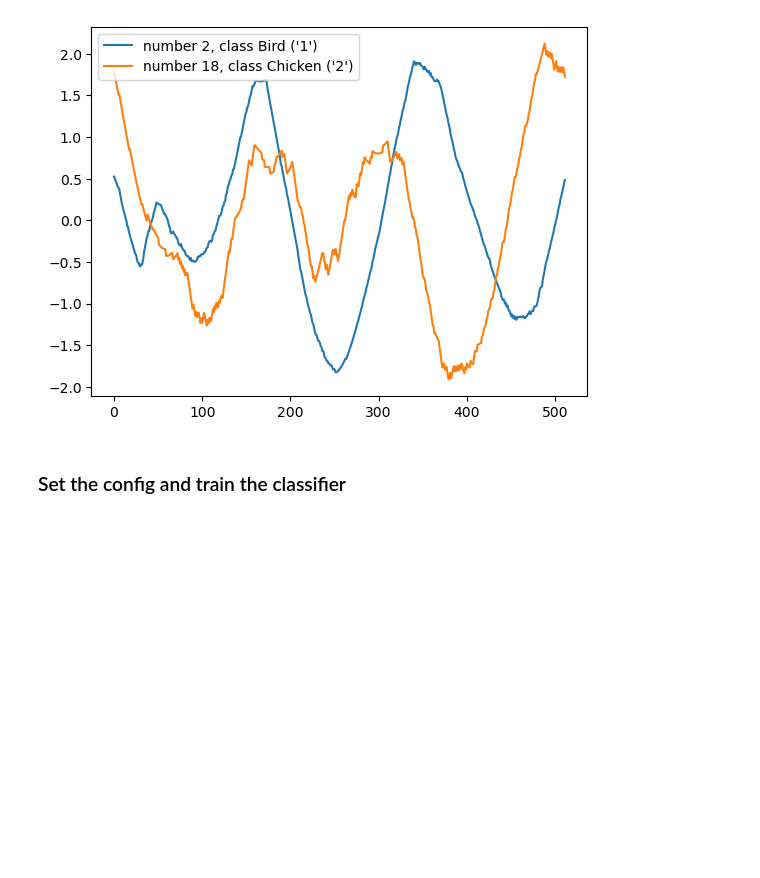
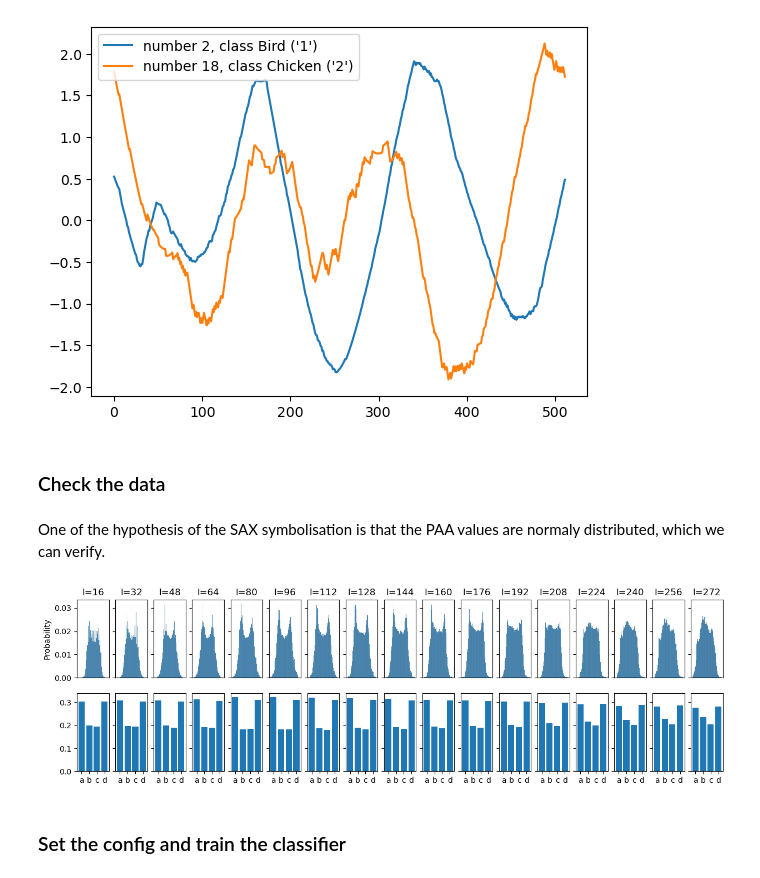
Before and after one commit to StanislasDOZIAS/MR-SEQL, a Jupyter notebook: notebooks/final_notebook.ipynb, the cells around one changed output. Drawn from its saved outputs; the diff is of its cells as text; code cells hidden in the pictures; blank space fills up the shorter version.

```diff
--- a/notebooks/final_notebook.ipynb
+++ b/notebooks/final_notebook.ipynb
@@ -618,3 +629,7 @@ plt.legend()
 plt.show()
 # %% [output]
 [figure]
+# %% [markdown]
+### Check the data
+# %% [markdown]
+One of the hypothesis of the SAX symbolisation is that the PAA values are normaly distributed, which we can verify.
@@ -621,3 +661,16 @@ plt.show()
+# %%
+bins = [-4] + break_points + [4]
+fig, ax = plt.subplots(2,len(list_l), figsize = (15,4), sharey='row')
+for num_l, (l, all_list_PPA) in enumerate(list_PPA_per_l.items()):
+    sns.histplot(all_list_PPA, ax=ax[0][num_l], stat="probability")
+    ax[0][num_l].set_title(f"l={l}")
+    ax[0][num_l].get_xaxis().set_ticks([])
+    N, bins = np.histogram(all_list_PPA, bins=bins)
+    ax[1][num_l].bar(["a", "b", "c", "d"], N / len(all_list_PPA))
+
+plt.show()
+# %% [output]
+[figure, added]
 # %% [markdown]
 ### Set the config and train the classifier
 # %%
```
Also changed, not shown: parts of 22 cells of this notebook.
